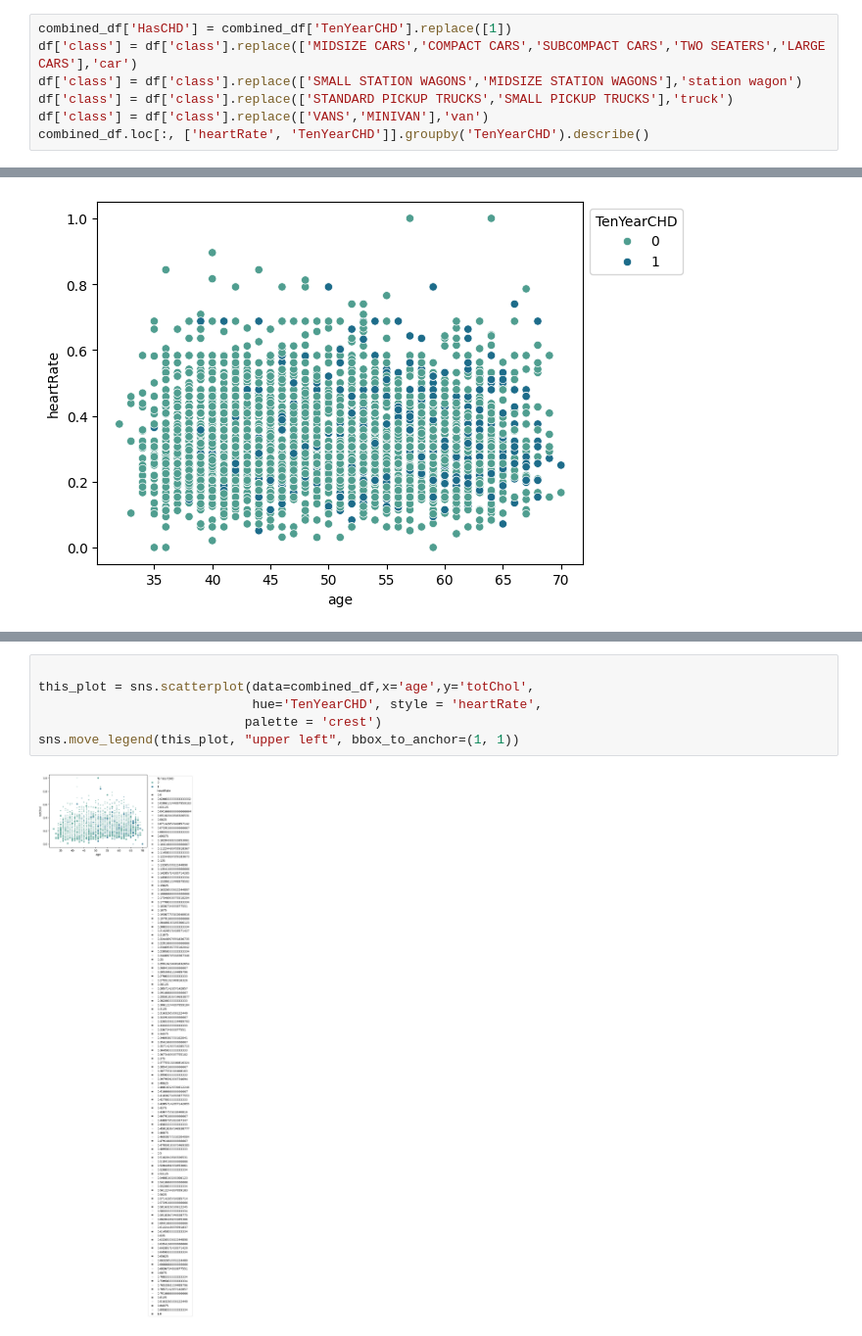
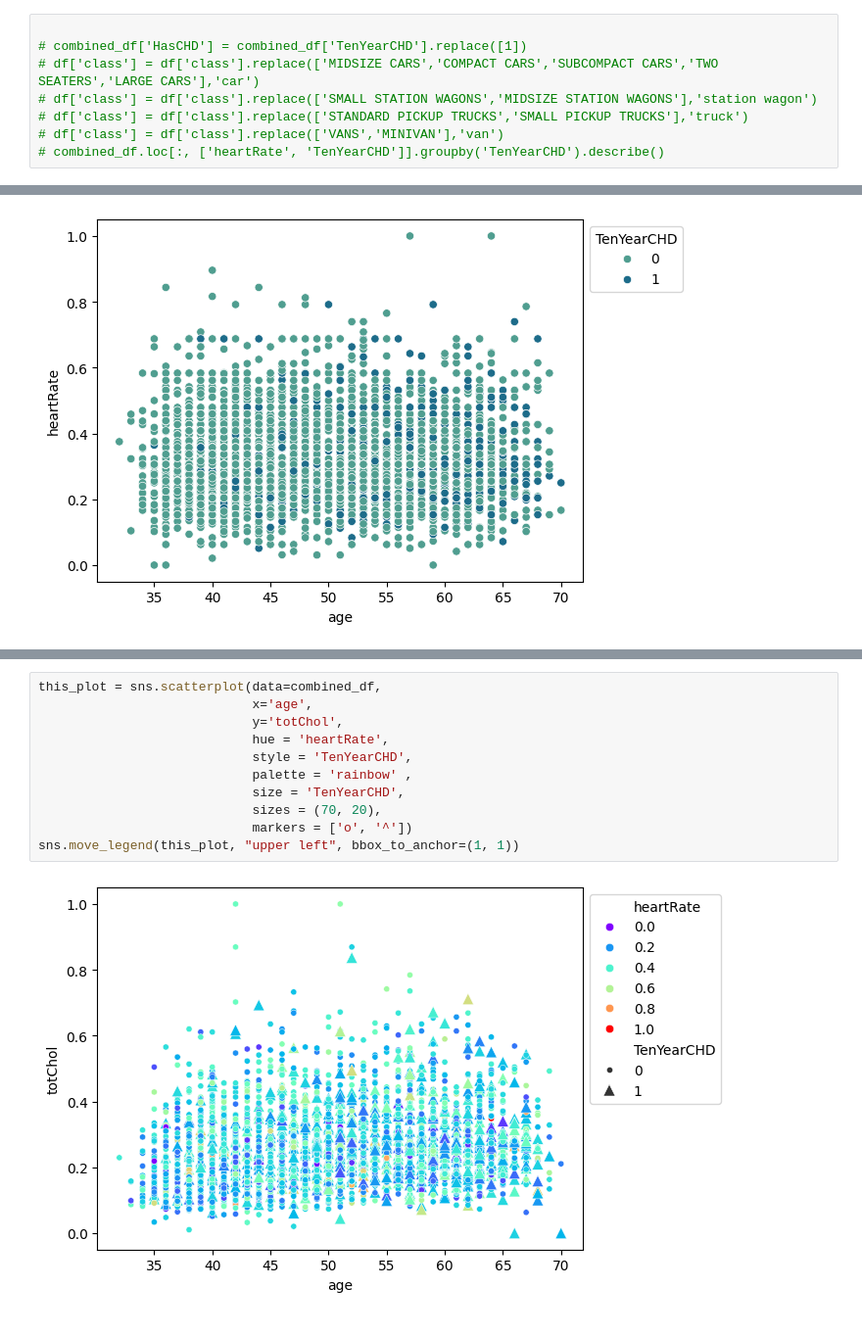
Before and after one commit to anutishah/project_chd, a Jupyter notebook: Project2.ipynb, the cells around one changed output, grey strips where cells are left out. Shown at 98% size. Drawn from its saved outputs; the diff is of its cells as text.

```diff
--- a/Project2.ipynb
+++ b/Project2.ipynb
@@ -418,9 +412,10 @@ sns.kdeplot(data=combined_df,x='TenYearCHD')
 <Axes: xlabel='TenYearCHD', ylabel='Density'>
 [figure]
 # %%
-combined_df['HasCHD'] = combined_df['TenYearCHD'].replace([1])
-df['class'] = df['class'].replace(['MIDSIZE CARS','COMPACT CARS','SUBCOMPACT CARS','TWO SEATERS','LARGE CARS'],'car')
-df['class'] = df['class'].replace(['SMALL STATION WAGONS','MIDSIZE STATION WAGONS'],'station wagon')
-df['class'] = df['class'].replace(['STANDARD PICKUP TRUCKS','SMALL PICKUP TRUCKS'],'truck')
-df['class'] = df['class'].replace(['VANS','MINIVAN'],'van')
-combined_df.loc[:, ['heartRate', 'TenYearCHD']].groupby('TenYearCHD').describe()
+
+# combined_df['HasCHD'] = combined_df['TenYearCHD'].replace([1])
+# df['class'] = df['class'].replace(['MIDSIZE CARS','COMPACT CARS','SUBCOMPACT CARS','TWO SEATERS','LARGE CARS'],'car')
+# df['class'] = df['class'].replace(['SMALL STATION WAGONS','MIDSIZE STATION WAGONS'],'station wagon')
+# df['class'] = df['class'].replace(['STANDARD PICKUP TRUCKS','SMALL PICKUP TRUCKS'],'truck')
+# df['class'] = df['class'].replace(['VANS','MINIVAN'],'van')
+# combined_df.loc[:, ['heartRate', 'TenYearCHD']].groupby('TenYearCHD').describe()
@@ -449,8 +475,13 @@ sns.move_legend(this_plot, "upper left", bbox_to_anchor=(1, 1))
 # %%
-
-this_plot = sns.scatterplot(data=combined_df,x='age',y='totChol',
-                            hue='TenYearCHD', style = 'heartRate',
-                           palette = 'crest')
+this_plot = sns.scatterplot(data=combined_df,
+                            x='age',
+                            y='totChol',
+                            hue = 'heartRate',
+                            style = 'TenYearCHD',
+                            palette = 'rainbow' ,
+                            size = 'TenYearCHD',
+                            sizes = (70, 20),
+                            markers = ['o', '^'])
 sns.move_legend(this_plot, "upper left", bbox_to_anchor=(1, 1))
 # %% [output]
-[figure, old version]
+[figure, new version]
```
Also changed, not shown: parts of 29 cells of this notebook.
